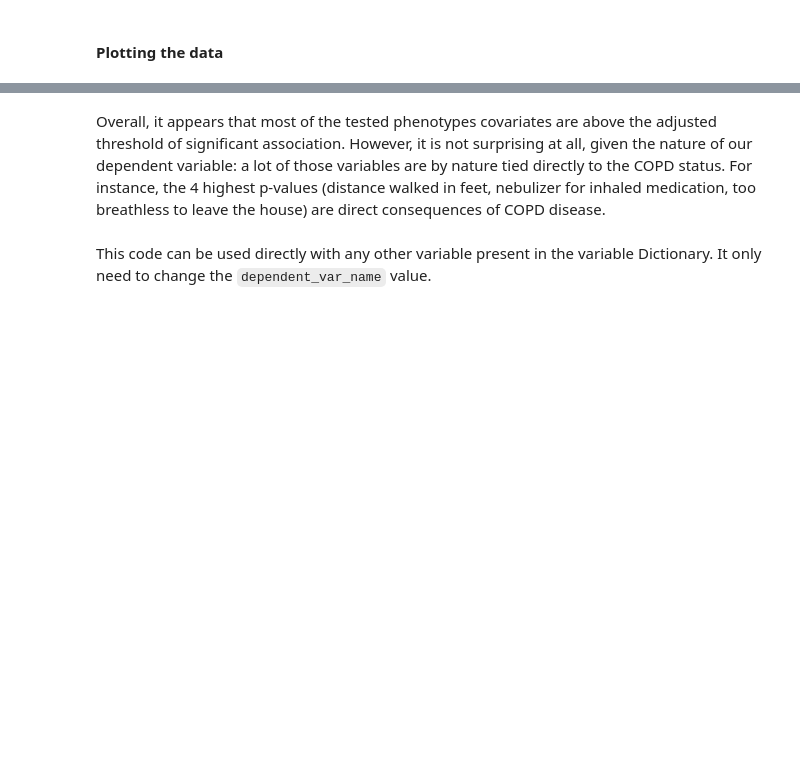
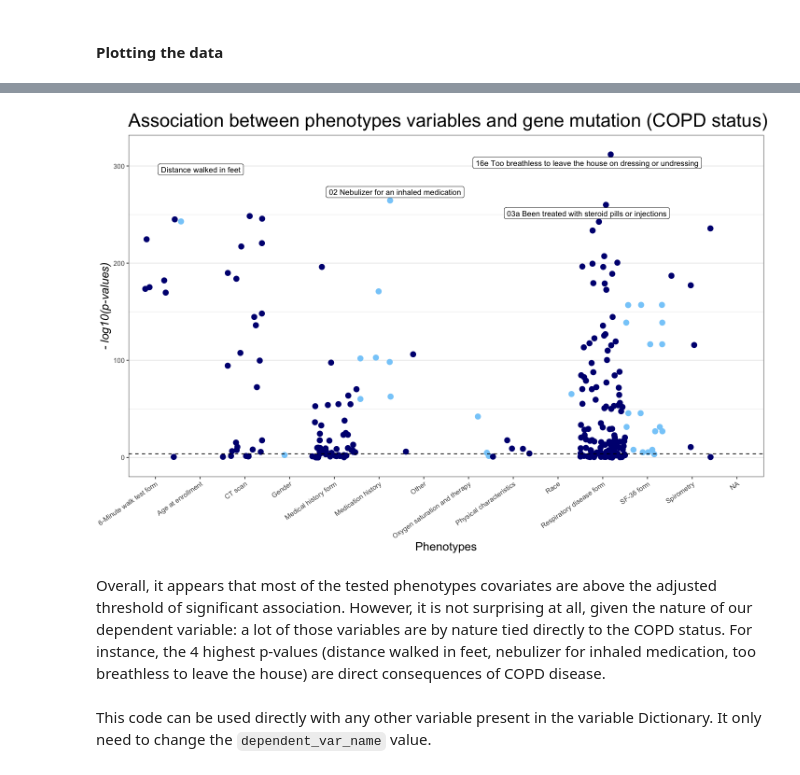
Before and after one commit to hms-dbmi/PIC-SURE_API-BioDataCatalyst-examples, a Jupyter notebook: PheWAS_R.ipynb, the cells around one changed output, grey strips where cells are left out. Saved outputs shown, nothing was run; the diff lists cells and outputs as text; code cells hidden in the pictures; blank space fills up the shorter version.

```diff
--- a/PheWAS_R.ipynb
+++ b/PheWAS_R.ipynb
@@ -70,16 +127,0 @@ head(variablesDict[["name"]])
-# %%
-## Parse variables names
-library("stringr")
-library("dplyr")
-
-get_multiIndex <- function(variablesDict) {
-    splitted <- gsub("^\\\\", "", variablesDict[["name"]]) %>%
-        strsplit("\\\\")
-    multiIndex <- lapply(splitted, function(x) {
-        names(x) <- paste("level", 1:length(x))
-        return(x)
-    }) %>% do.call(dplyr::bind_rows, .)
-    multiIndex[["name"]] <- variablesDict[["name"]]
-    multiIndex[["simplified_name"]] <- sapply(splitted, function(x) x[length(x)])
-    return(multiIndex)
-}
@@ -93,6 +146,6 @@ head(variablesDict)
 # %%
 mask_pheno = variablesDict["HpdsDataType"] == "phenotypes"
-mask_substudy = multiIndex[1] != "Sub-study ESP LungGO COPDGene"
+mask_substudy = multiIndex["depth 1"] != "Sub-study ESP LungGO COPDGene"
 mask_vars = mask_pheno & mask_substudy
 selected_vars = variablesDict[mask_vars, "name"]
 # %%
@@ -236,8 +361,8 @@ plot_df <- multiIndex_enhanced[non_nan, ]
 plot_df$df_name <- as.factor(plot_df$df_name)
 plot_df$log_pvalues <- round(plot_df$log_pvalues, 5)
 
-plot_df = multiIndex[, c("df_name", "level 2")] %>%
-plyr::rename(replace = c("level 2" = "category")) %>%
+plot_df = multiIndex[, c("df_name", "depth 2")] %>%
+plyr::rename(replace = c("depth 2" = "category")) %>%
 right_join(plot_df, by="df_name")
 
 plot_df <- plot_df[order(plot_df$category),]
@@ -246,15 +373,0 @@ plot_df$name <- factor(plot_df$name, levels=plot_df$name[order(plot_df$category)
-# %%
-get_breaks <- function(plot_df) {
-    number_rows <- nrow(plot_df)
-    plot_df$row_num <- 1:number_rows
-    plot_df$center <- NA
-    for (cat in unique(plot_df$category)) {
-        mask <- plot_df$category == cat
-        mask[is.na(mask)] <- F
-        center = mean(plot_df[mask, ][["row_num"]]) %>% round(0)
-
-        plot_df[mask, "center"] <- center
-    }
-    return(plot_df)
-}
-plot_df <- get_breaks(plot_df)
@@ -289,7 +402,7 @@ geom_jitter(alpha=1, aes_string(colour="category"),
            width=0.5,
            size=3) +
 geom_hline(yintercept=adj_corrected_alpha, linetype="dashed") +
-scale_y_continuous(expand = c(0, 0) ) +
+scale_y_continuous(expand = c(0, 20) ) +
 scale_color_manual(values = rep(paired_colors, times=20)) +
 geom_label_repel( data=subset(plot_df, to_annotate=="yes"), aes(label=simplified_name), size=3.5) +
 labs(title="Association between phenotypes variables and gene mutation (COPD status)",
@@ -297,3 +410,4 @@ labs(title="Association between phenotypes variables and gene mutation (COPD sta
     y="- log10(p-values)",
     colour="Phenotypes categories") +
 my_theme
+# %% [output]
@@ -299,0 +416 @@ my_theme
+[figure, added]
```
Also changed, not shown: parts of 42 cells of this notebook, 1 other file.
